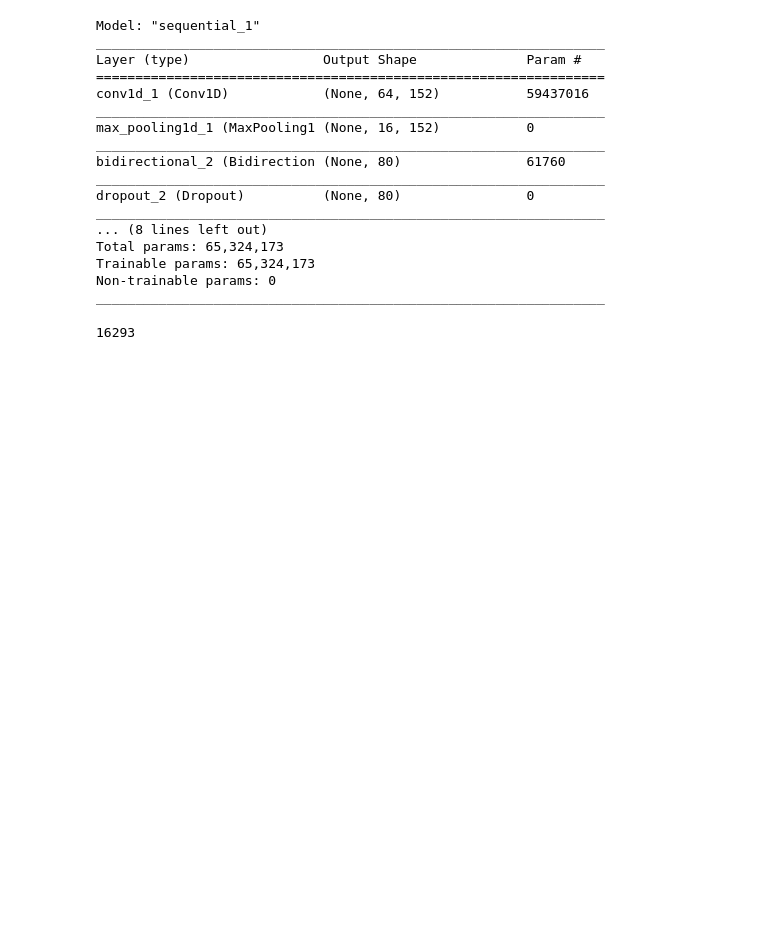
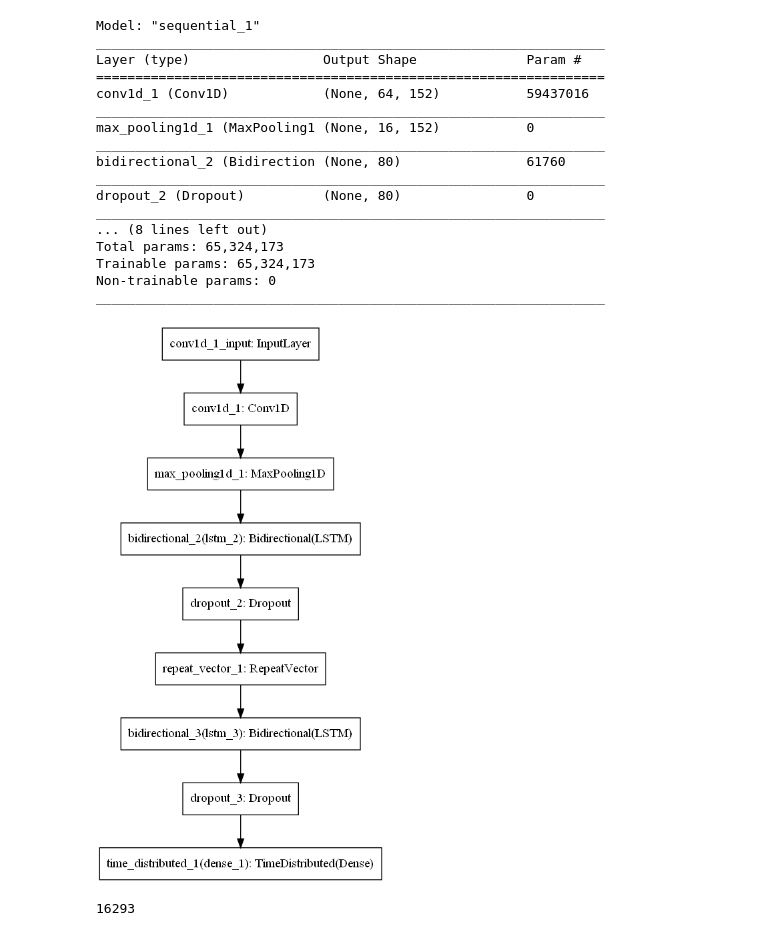
Before and after one commit to laurelwoods0102/tensorflow-page-fault-prediction, a Jupyter notebook: SEG_CNNLSTM_1_retrain/SEG_CNNLSTM_1_retrain_test.ipynb, the cells around one changed output. Cells and saved outputs as stored; diff of their text form; code cells hidden in the pictures; blank space fills up the shorter version.

```diff
--- a/SEG_CNNLSTM_1_retrain/SEG_CNNLSTM_1_retrain_test.ipynb
+++ b/SEG_CNNLSTM_1_retrain/SEG_CNNLSTM_1_retrain_test.ipynb
@@ -39,6 +40,10 @@ Total params: 65,324,173
 Trainable params: 65,324,173
 Non-trainable params: 0
 _________________________________________________________________
+# %%
+plot_model(model, to_file="version/{}/figure.png".format(timestamp))
+# %% [output]
+[figure, added]
 # %%
 vocabulary = np.genfromtxt("static/vocabulary.csv", delimiter="\n", dtype=np.int64)
 vocab_size = vocabulary.shape[0]
```
Also changed, not shown: parts of 1 cell of this notebook, 21 other files.
